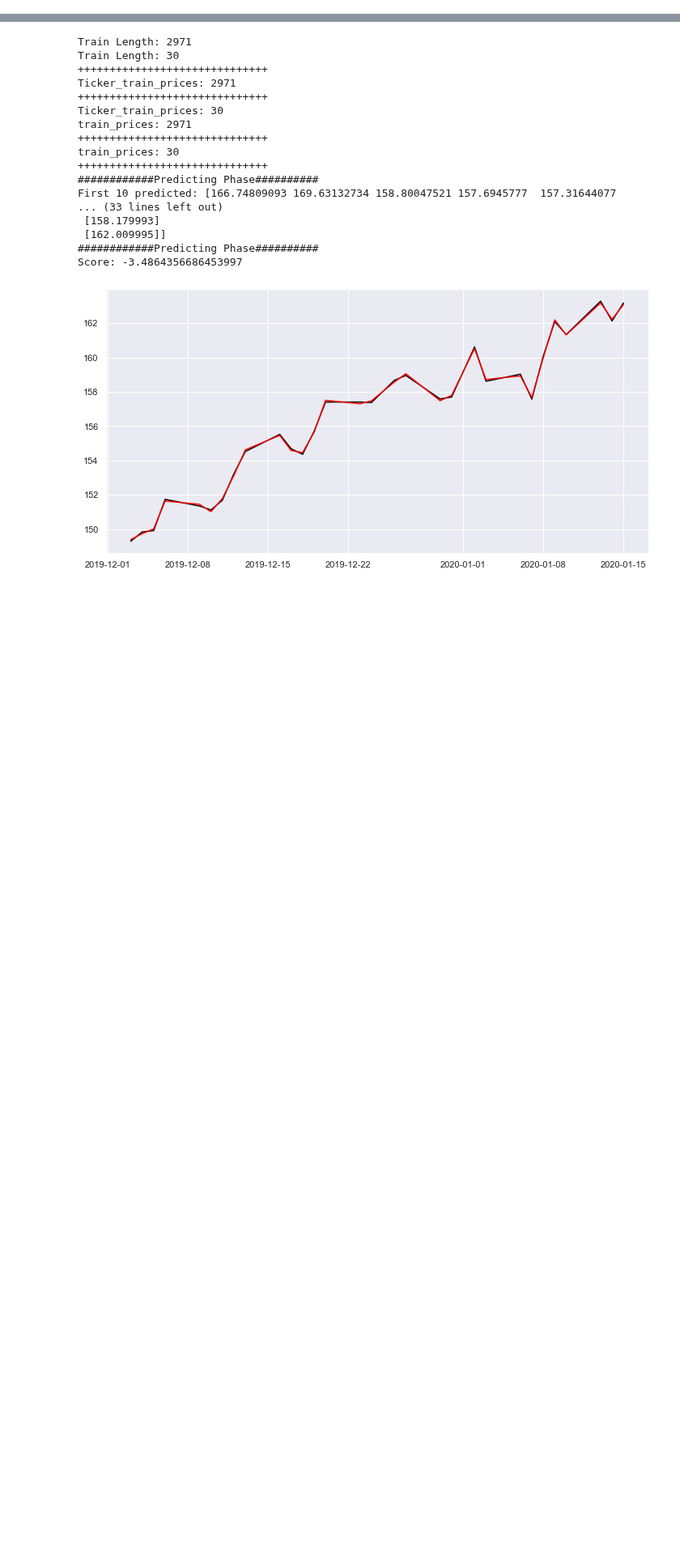
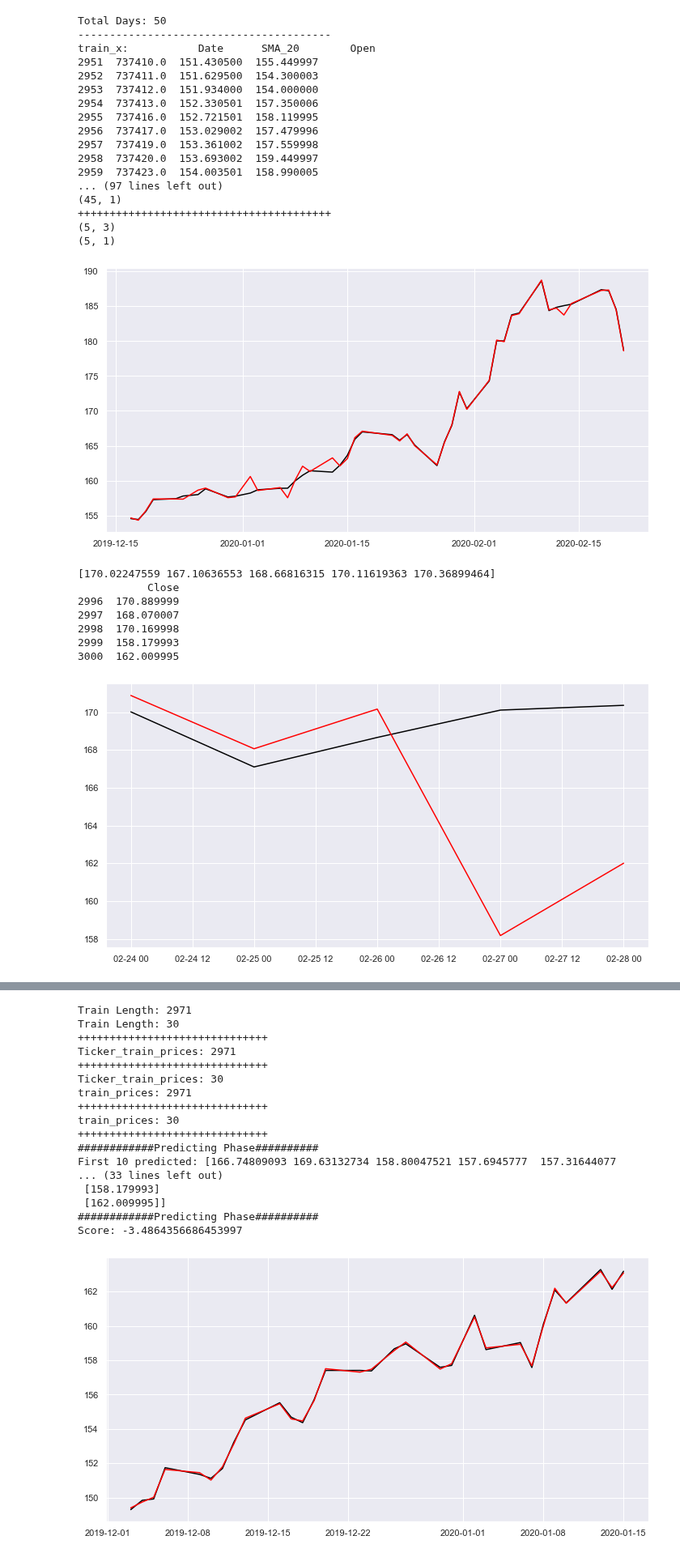
Before and after one commit to tedsmoore/njit-ml-project-spring-2020, a Jupyter notebook: notebooks/scratch-regression-models.ipynb, the cells around one changed output, grey strips where cells are left out. Shown at 81% size. Cells and saved outputs as stored; diff of their text form; code cells hidden in the pictures; blank space fills up the shorter version.

```diff
--- a/notebooks/scratch-regression-models.ipynb
+++ b/notebooks/scratch-regression-models.ipynb
@@ -88 +81,78 @@ Name: Date, dtype: datetime64[ns]
+# %%
+def predict_multiple_variables(ticker_df, num_training_days, num_forecast_days):
+
+    print("Total Days: {}".format(num_training_days+num_forecast_days))
+
+    # Separate Training based on the number of training days
+    train_x = ticker_df[-(num_training_days+num_forecast_days):-num_forecast_days][['Date','SMA_20','Open']]
+    # Seperate Predicted variable
+    train_y = ticker_df[-(num_training_days+num_forecast_days):-num_forecast_days][['Close']]
+    print("-" * 40)
+    print("train_x: {}".format(train_x))
+    print("train_y: {}".format(train_y))
+    print("-" * 40)
+    # Split off test days for forecasting
+    test_x = ticker_df[-num_forecast_days:][['Date', 'SMA_20','Open']]
+    test_y = ticker_df[-num_forecast_days:][['Close']]
+    print("-" * 40)
+    print("test_x: {}".format(test_x))
+    print("test_y: {}".format(test_y))
+    print(train_x.shape)
+    print(train_y.shape)
+    print("+" * 40)
+
+    print(test_x.shape)
+    print(test_y.shape)
+
+    # Fit training data using SVR/RBF
+    svr_rbf = SVR(kernel= 'rbf', C= 1000, gamma= .009)
+    #svr_rbf.fit(train_dates[-DF_Train_Index:], train_prices[-DF_Train_Index:])
+    svr_rbf.fit(train_x, train_y)
+
+    plt.figure(figsize = (12,6))
+    plt.plot(ticker_df['Pretty Date'][-(num_training_days+num_forecast_days):-num_forecast_days],
+                        svr_rbf.predict(train_x),
+                        color= 'black', label= 'Train Data')
+
+    plt.plot(ticker_df['Pretty Date'][-(num_training_days+num_forecast_days):-num_forecast_days],
+                        train_y ,
+                        color= 'red',
+                        label= 'Train Data')
+    plt.show()
+
+    print(svr_rbf.predict(test_x))
+    print(test_y)
+    plt.figure(figsize = (12,6))
+    plt.plot(MSFT_dates[-5:], svr_rbf.predict(test_x) , color= 'black', label= 'Test Data')
+    plt.plot(MSFT_dates[-5:], test_y , color= 'red', label= 'Actual')
+    plt.show()
+
+predict_multiple_variables(MSFT,45,5)
+# %% [output]
+Total Days: 50
+----------------------------------------
+train_x:           Date      SMA_20        Open
+2951  737410.0  151.430500  155.449997
+2952  737411.0  151.629500  154.300003
+2953  737412.0  151.934000  154.000000
+2954  737413.0  152.330501  157.350006
+2955  737416.0  152.721501  158.119995
+2956  737417.0  153.029002  157.479996
+2957  737419.0  153.361002  157.559998
+2958  737420.0  153.693002  159.449997
+2959  737423.0  154.003501  158.990005
+... (97 lines left out)
+(45, 1)
+++++++++++++++++++++++++++++++++++++++++
+(5, 3)
+(5, 1)
+[figure, added]
+[170.02247559 167.10636553 168.66816315 170.11619363 170.36899464]
+           Close
+2996  170.889999
+2997  168.070007
+2998  170.169998
+2999  158.179993
+3000  162.009995
+[figure, added]
 # %%
```
Also changed, not shown: parts of 4 cells of this notebook.
